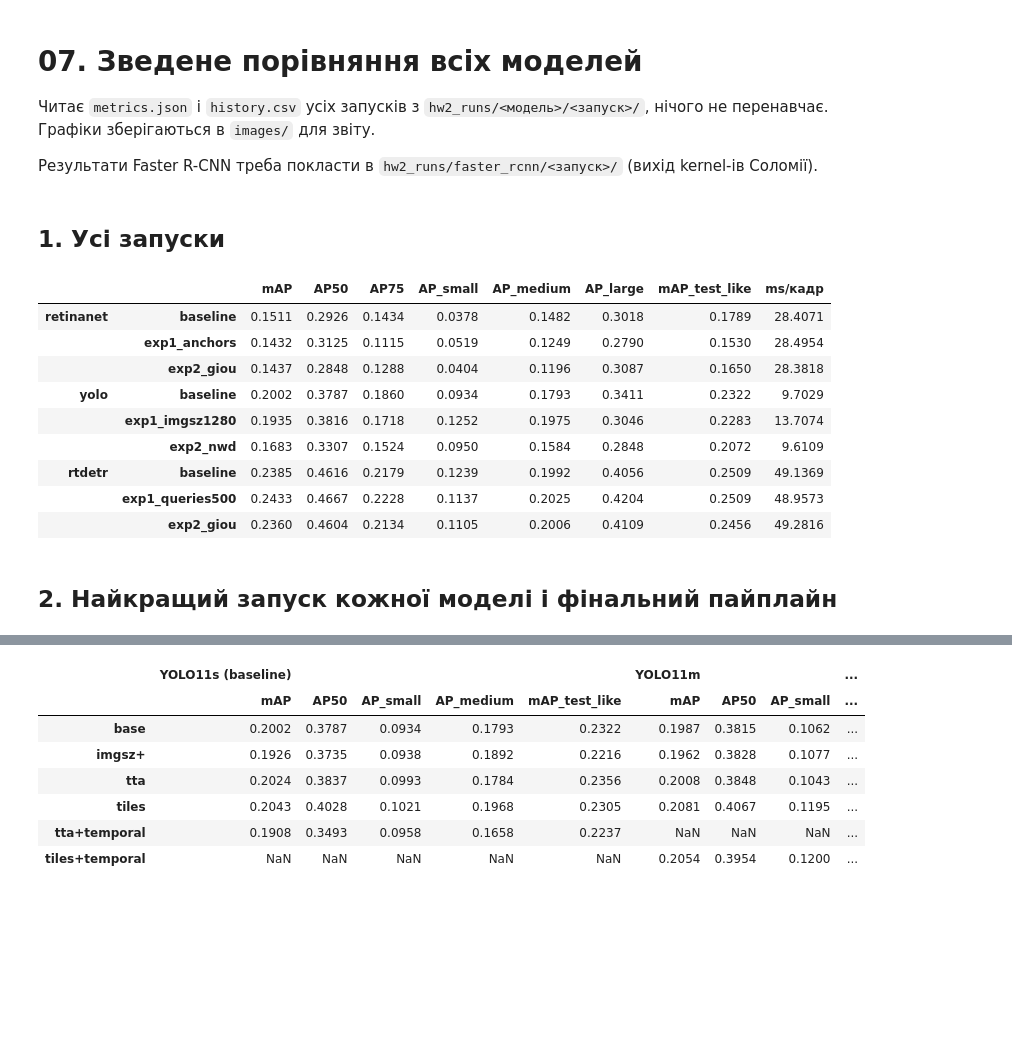
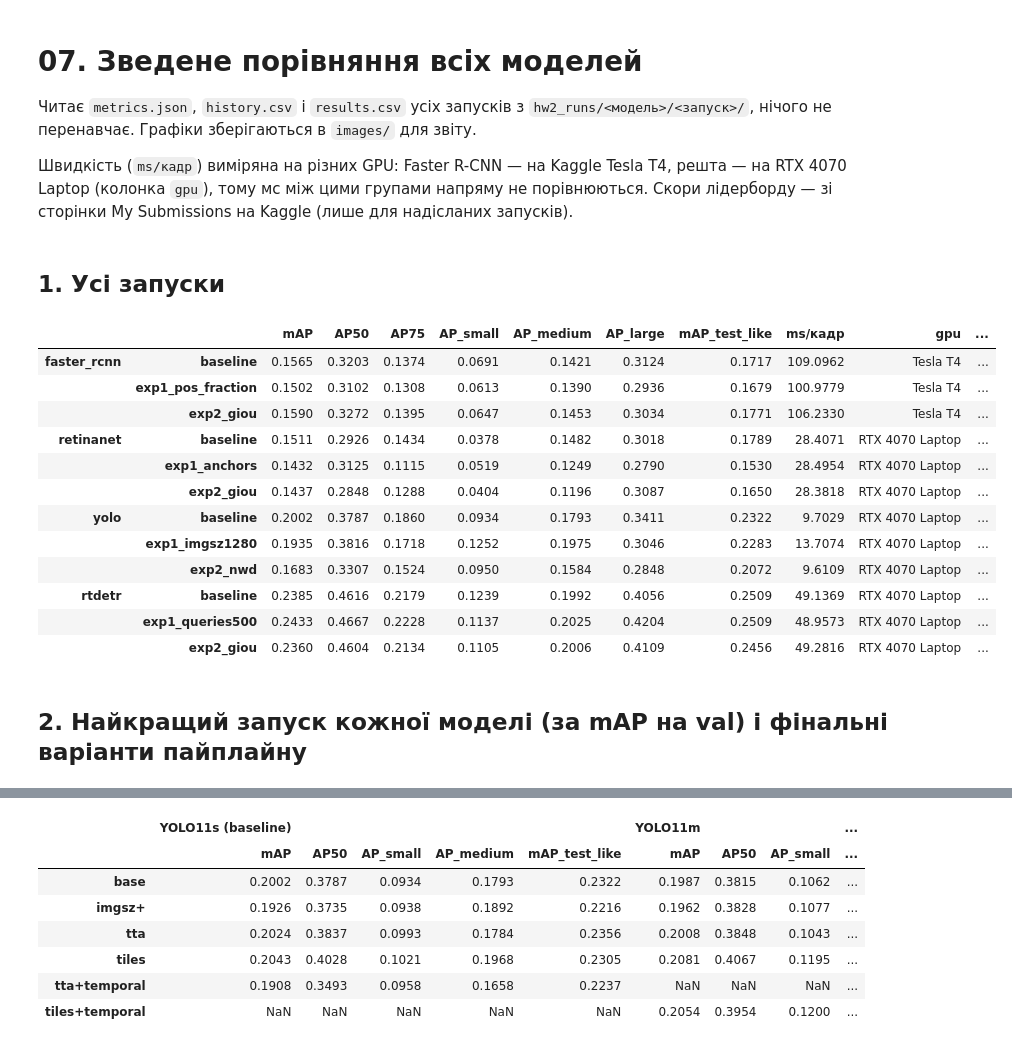
Before and after one commit to Solomia200/ai_homework2, a Jupyter notebook: notebooks/hw2-summary.ipynb, the cells around one changed output, grey strips where cells are left out. Cells and saved outputs as stored; diff of their text form; code cells hidden in the pictures; blank space fills up the shorter version.

```diff
--- a/notebooks/hw2-summary.ipynb
+++ b/notebooks/hw2-summary.ipynb
@@ -1,9 +1,9 @@
 # %% [markdown]
 # 07. Зведене порівняння всіх моделей
 
-Читає `metrics.json` і `history.csv` усіх запусків з `hw2_runs/<модель>/<запуск>/`, нічого не перенавчає. Графіки зберігаються в `images/` для звіту.
+Читає `metrics.json`, `history.csv` і `results.csv` усіх запусків з `hw2_runs/<модель>/<запуск>/`, нічого не перенавчає. Графіки зберігаються в `images/` для звіту.
 
-Результати Faster R-CNN треба покласти в `hw2_runs/faster_rcnn/<запуск>/` (вихід kernel-ів Соломії).
+Швидкість (`ms/кадр`) виміряна на різних GPU: Faster R-CNN — на Kaggle Tesla T4, решта — на RTX 4070 Laptop (колонка `gpu`), тому мс між цими групами напряму не порівнюються. Скори лідерборду — зі сторінки My Submissions на Kaggle (лише для надісланих запусків).
 # %%
 import json
 from pathlib import Path
@@ -14,31 +14,52 @@ import pandas as pd
 RUNS = Path.cwd().parent.parent / "hw2_runs"
 IMAGES = Path.cwd().parent / "images"
 MODELS = ["faster_rcnn", "retinanet", "yolo", "rtdetr"]
+SKIP = ("smoke", "timing")
 COLS = ["mAP", "AP50", "AP75", "AP_small", "AP_medium", "AP_large", "mAP_test_like"]
+DEFAULT_GPU = "RTX 4070 Laptop"
+LEADERBOARD = {
+    ("faster_rcnn", "exp2_giou"): (0.2214, 0.1524),
+    ("rtdetr", "baseline"): (0.3178, 0.2221),
+    ("rtdetr", "exp1_queries500"): (0.3157, 0.2242),
+    ("pipeline", "final"): (0.2101, 0.1671),
+    ("pipeline", "final_yolo11m_tiles"): (0.2289, 0.1668),
+}
+COLORS = ["#2a78d6", "#eb6834", "#1baf7a", "#eda100", "#e87ba4"]
+
+
+def short_gpu(name):
+    return name.replace("NVIDIA GeForce ", "").replace(" GPU", "") if name else DEFAULT_GPU
 # %% [markdown]
 ## 1. Усі запуски
 # %%
 rows = {}
 for path in sorted(RUNS.glob("*/*/metrics.json")):
     model, run = path.parent.parent.name, path.parent.name
-    if run.startswith("smoke") or model not in MODELS:
+    if run.startswith(SKIP) or model not in MODELS:
         continue
     m = json.loads(path.read_text())
-    rows[(model, run)] = {**{c: m["val"].get(c) for c in COLS}, "ms/кадр": m.get("ms_per_image")}
+    public, private = LEADERBOARD.get((model, run), (None, None))
+    rows[(model, run)] = {**{c: m["val"].get(c) for c in COLS}, "ms/кадр": m.get("ms_per_image"),
+                          "gpu": short_gpu(m.get("config", {}).get("gpu")), "public_LB": public, "private_LB": private}
 runs = pd.DataFrame(rows).T.reindex(MODELS, level=0)
+NUMERIC = COLS + ["ms/кадр", "public_LB", "private_LB"]
+runs[NUMERIC] = runs[NUMERIC].astype(float)
 runs.to_csv(RUNS / "all_runs.csv")
-runs.astype(float).round(4)
+runs.round(4)
 # %% [output]
-|  |  | mAP | AP50 | AP75 | AP_small | AP_medium | AP_large | mAP_test_like | ms/кадр |
-| retinanet | baseline | 0.1511 | 0.2926 | 0.1434 | 0.0378 | 0.1482 | 0.3018 | 0.1789 | 28.4071 |
-|  | exp1_anchors | 0.1432 | 0.3125 | 0.1115 | 0.0519 | 0.1249 | 0.2790 | 0.1530 | 28.4954 |
-|  | exp2_giou | 0.1437 | 0.2848 | 0.1288 | 0.0404 | 0.1196 | 0.3087 | 0.1650 | 28.3818 |
-| yolo | baseline | 0.2002 | 0.3787 | 0.1860 | 0.0934 | 0.1793 | 0.3411 | 0.2322 | 9.7029 |
-|  | exp1_imgsz1280 | 0.1935 | 0.3816 | 0.1718 | 0.1252 | 0.1975 | 0.3046 | 0.2283 | 13.7074 |
-|  | exp2_nwd | 0.1683 | 0.3307 | 0.1524 | 0.0950 | 0.1584 | 0.2848 | 0.2072 | 9.6109 |
-| rtdetr | baseline | 0.2385 | 0.4616 | 0.2179 | 0.1239 | 0.1992 | 0.4056 | 0.2509 | 49.1369 |
-|  | exp1_queries500 | 0.2433 | 0.4667 | 0.2228 | 0.1137 | 0.2025 | 0.4204 | 0.2509 | 48.9573 |
-|  | exp2_giou | 0.2360 | 0.4604 | 0.2134 | 0.1105 | 0.2006 | 0.4109 | 0.2456 | 49.2816 |
+|  |  | mAP | AP50 | AP75 | AP_small | AP_medium | AP_large | mAP_test_like | ms/кадр | gpu | ... |
+| faster_rcnn | baseline | 0.1565 | 0.3203 | 0.1374 | 0.0691 | 0.1421 | 0.3124 | 0.1717 | 109.0962 | Tesla T4 | ... |
+|  | exp1_pos_fraction | 0.1502 | 0.3102 | 0.1308 | 0.0613 | 0.1390 | 0.2936 | 0.1679 | 100.9779 | Tesla T4 | ... |
+|  | exp2_giou | 0.1590 | 0.3272 | 0.1395 | 0.0647 | 0.1453 | 0.3034 | 0.1771 | 106.2330 | Tesla T4 | ... |
+| retinanet | baseline | 0.1511 | 0.2926 | 0.1434 | 0.0378 | 0.1482 | 0.3018 | 0.1789 | 28.4071 | RTX 4070 Laptop | ... |
+|  | exp1_anchors | 0.1432 | 0.3125 | 0.1115 | 0.0519 | 0.1249 | 0.2790 | 0.1530 | 28.4954 | RTX 4070 Laptop | ... |
+|  | exp2_giou | 0.1437 | 0.2848 | 0.1288 | 0.0404 | 0.1196 | 0.3087 | 0.1650 | 28.3818 | RTX 4070 Laptop | ... |
+| yolo | baseline | 0.2002 | 0.3787 | 0.1860 | 0.0934 | 0.1793 | 0.3411 | 0.2322 | 9.7029 | RTX 4070 Laptop | ... |
+|  | exp1_imgsz1280 | 0.1935 | 0.3816 | 0.1718 | 0.1252 | 0.1975 | 0.3046 | 0.2283 | 13.7074 | RTX 4070 Laptop | ... |
+|  | exp2_nwd | 0.1683 | 0.3307 | 0.1524 | 0.0950 | 0.1584 | 0.2848 | 0.2072 | 9.6109 | RTX 4070 Laptop | ... |
+| rtdetr | baseline | 0.2385 | 0.4616 | 0.2179 | 0.1239 | 0.1992 | 0.4056 | 0.2509 | 49.1369 | RTX 4070 Laptop | ... |
+|  | exp1_queries500 | 0.2433 | 0.4667 | 0.2228 | 0.1137 | 0.2025 | 0.4204 | 0.2509 | 48.9573 | RTX 4070 Laptop | ... |
+|  | exp2_giou | 0.2360 | 0.4604 | 0.2134 | 0.1105 | 0.2006 | 0.4109 | 0.2456 | 49.2816 | RTX 4070 Laptop | ... |
 # %% [markdown]
-## 2. Найкращий запуск кожної моделі і фінальний пайплайн
+## 2. Найкращий запуск кожної моделі (за mAP на val) і фінальні варіанти пайплайну
 # %%
```
Also changed, not shown: parts of 12 cells of this notebook, 7 other files.
